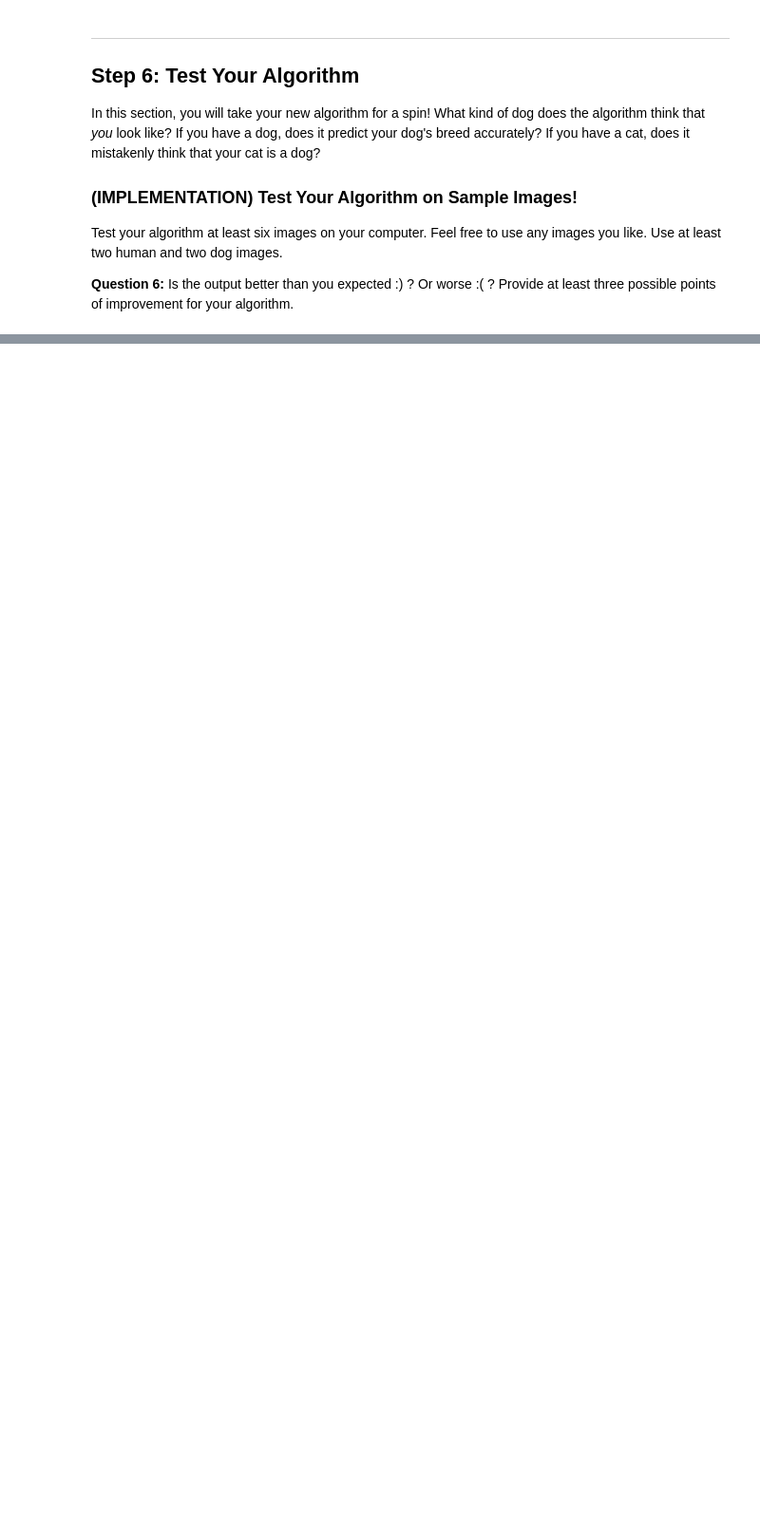
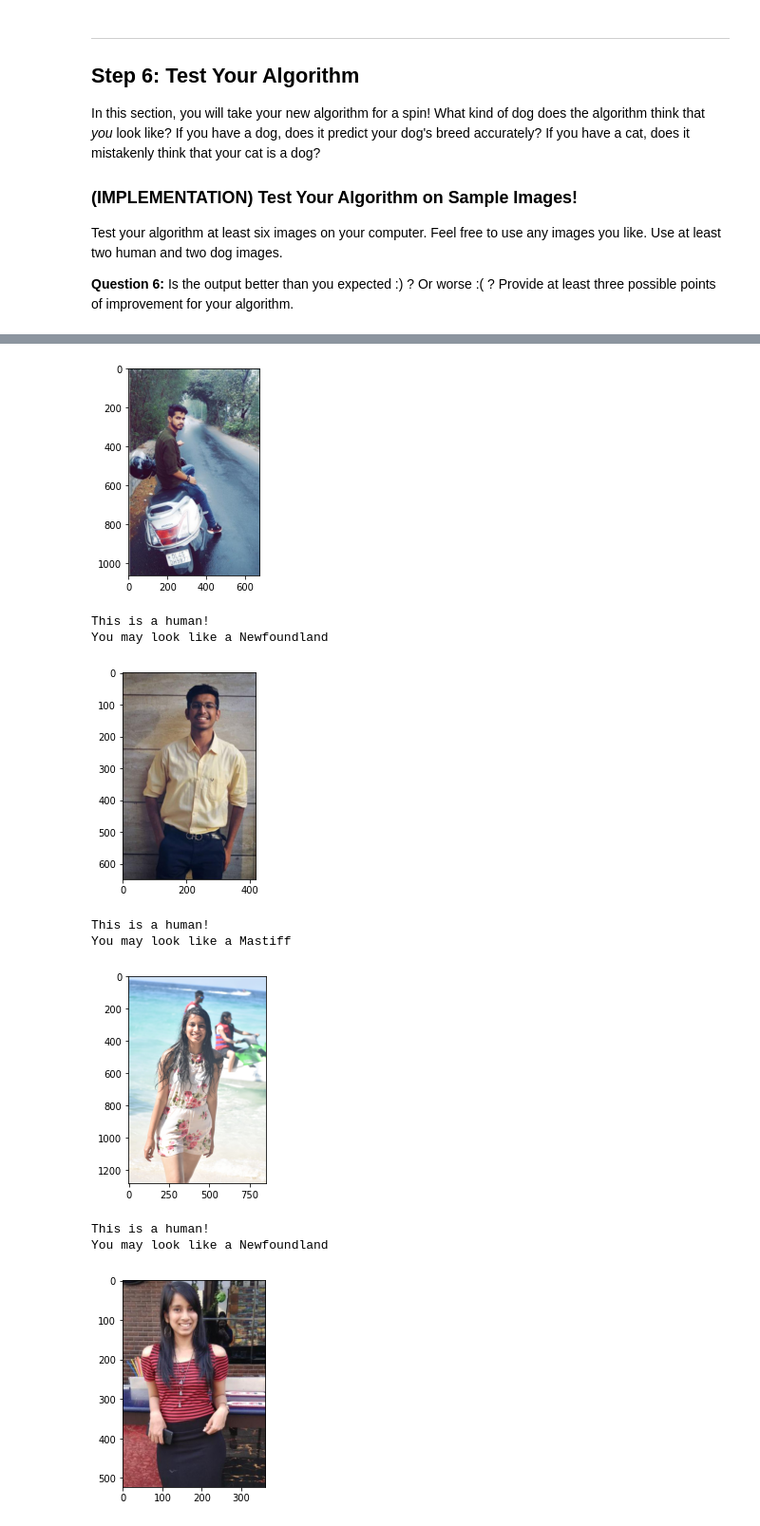
Before and after one commit to Aayushijain64/Project2-Dog-Breed-Classifier, a Jupyter notebook: dog_app.ipynb, the cells around one changed output, grey strips where cells are left out. Shown at 95% size. Saved outputs shown, nothing was run; the diff lists cells and outputs as text; code cells hidden in the pictures; blank space fills up the shorter version.

```diff
--- a/dog_app.ipynb
+++ b/dog_app.ipynb
@@ -852,8 +966,22 @@ __Answer:__ (Three possible points for improvement)
 # %%
 ## TODO: Execute your algorithm from Step 6 on
 ## at least 6 images on your computer.
 ## Feel free to use as many code cells as needed.
 
+human_files = ['./TestImages/Aman.jpeg', './TestImages/Shivansh.jpeg', './TestImages/Aayushi.jpeg' , './TestImages/Aayushi1.jpeg' ]
+dog_files = ['./TestImages/dog.jpg', './TestImages/dog2.jpg', './TestImages/dog3.jpg']
+
 ## suggested code, below
-for file in np.hstack((human_files[:3], dog_files[:3])):
+for file in np.hstack((human_files[:4], dog_files[:3])):
     run_app(file)
+# %% [output]
+[figure, added]
+This is a human!
+You may look like a Newfoundland
+[figure, added]
+This is a human!
+You may look like a Mastiff
+[figure, added]
+This is a human!
+You may look like a Newfoundland
+[figure, added]
```
Also changed, not shown: parts of 21 cells of this notebook, 12 other files.
